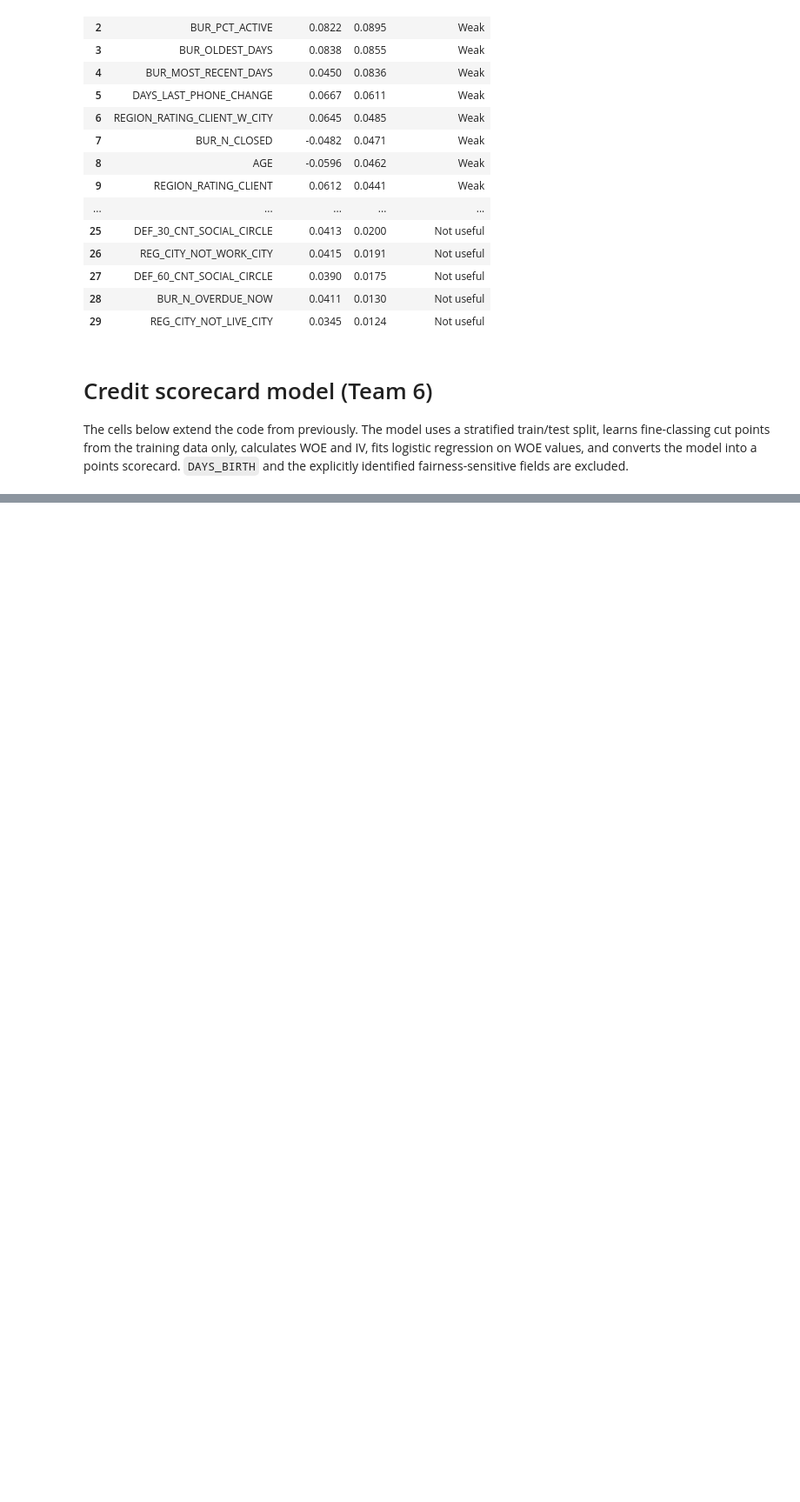
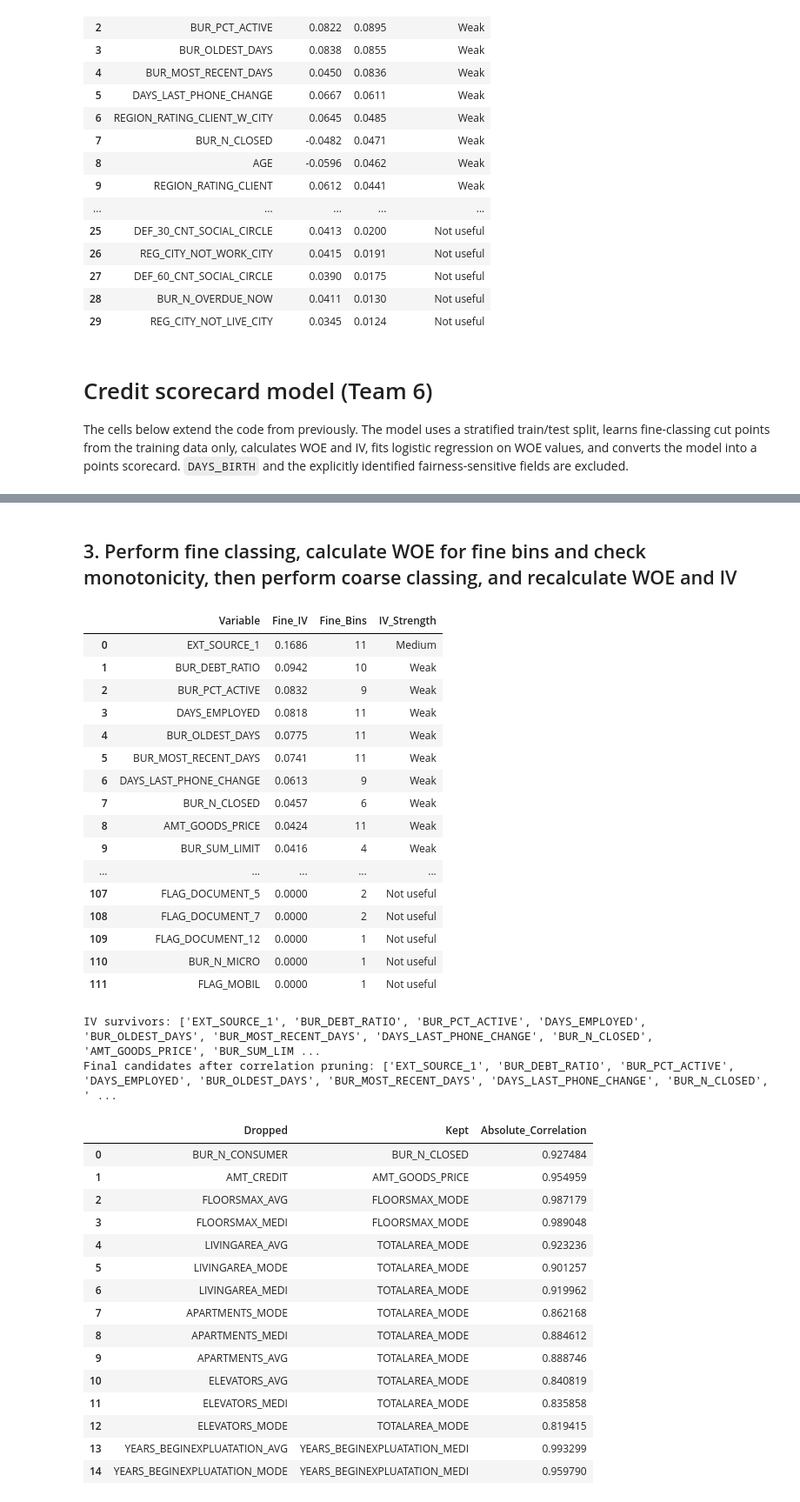
Before and after one commit to raykeat/fin-analytics-proj, a Jupyter notebook: is453_project.ipynb, the cells around one changed output, grey strips where cells are left out. Shown at 87% size. Saved outputs shown, nothing was run; the diff lists cells and outputs as text; code cells hidden in the pictures; blank space fills up the shorter version.

```diff
--- a/is453_project.ipynb
+++ b/is453_project.ipynb
@@ -471,0 +549,68 @@ lr = LogisticRegression(solver='liblinear', max_iter=1000, random_state=453)
+# %% [markdown]
+## 3. Perform fine classing, calculate WOE for fine bins and check monotonicity, then perform coarse classing, and recalculate WOE and IV
+# %%
+# Fine-bin IV screening on every candidate variable, using training data only.
+fine_models, fine_bins_train, fine_bins_test = {}, {}, {}
+fine_tables, fine_iv_rows = {}, []
+for feature in model_features:
+    fine_model = make_fine_model(train_df[feature], max_bins=10)
+    train_bins = assign_fine_bins(train_df[feature], fine_model)
+    test_bins = assign_fine_bins(test_df[feature], fine_model)
+    table = woe_table_from_bins(train_bins, train_df['TARGET'])
+    fine_models[feature] = fine_model
+    fine_bins_train[feature], fine_bins_test[feature] = train_bins, test_bins
+    fine_tables[feature] = table
+    fine_iv_rows.append({'Variable': feature, 'Fine_IV': table['iv'].sum(), 'Fine_Bins': len(table), 'IV_Strength': iv_strength(table['iv'].sum())})
+fine_iv_table = pd.DataFrame(fine_iv_rows).sort_values('Fine_IV', ascending=False).reset_index(drop=True)
+display(fine_iv_table.style.format({'Fine_IV': '{:.4f}'}))
+
+# Keep variables with at least weak IV, then remove highly correlated survivors.
+iv_survivors = fine_iv_table.loc[fine_iv_table['Fine_IV'] >= 0.02, 'Variable'].tolist()
+iv_lookup = fine_iv_table.set_index('Variable')['Fine_IV'].to_dict()
+train_corr = train_df[iv_survivors].corr().abs()
+final_candidates, correlation_drops = iv_survivors.copy(), []
+for i, left in enumerate(iv_survivors):
+    for right in iv_survivors[i+1:]:
+        if left in final_candidates and right in final_candidates and train_corr.loc[left, right] > 0.80:
+            drop = left if iv_lookup[left] < iv_lookup[right] else right
+            final_candidates.remove(drop)
+            correlation_drops.append({'Dropped': drop, 'Kept': right if drop == left else left, 'Absolute_Correlation': train_corr.loc[left, right]})
+print('IV survivors:', iv_survivors)
+print('Final candidates after correlation pruning:', final_candidates)
+if correlation_drops: display(pd.DataFrame(correlation_drops))
+# %% [output]
+|  | Variable | Fine_IV | Fine_Bins | IV_Strength |
+| 0 | EXT_SOURCE_1 | 0.1686 | 11 | Medium |
+| 1 | BUR_DEBT_RATIO | 0.0942 | 10 | Weak |
+| 2 | BUR_PCT_ACTIVE | 0.0832 | 9 | Weak |
+| 3 | DAYS_EMPLOYED | 0.0818 | 11 | Weak |
+| 4 | BUR_OLDEST_DAYS | 0.0775 | 11 | Weak |
+| 5 | BUR_MOST_RECENT_DAYS | 0.0741 | 11 | Weak |
+| 6 | DAYS_LAST_PHONE_CHANGE | 0.0613 | 9 | Weak |
+| 7 | BUR_N_CLOSED | 0.0457 | 6 | Weak |
+| 8 | AMT_GOODS_PRICE | 0.0424 | 11 | Weak |
+| 9 | BUR_SUM_LIMIT | 0.0416 | 4 | Weak |
+| ... | ... | ... | ... | ... |
+| 107 | FLAG_DOCUMENT_5 | 0.0000 | 2 | Not useful |
+| 108 | FLAG_DOCUMENT_7 | 0.0000 | 2 | Not useful |
+| 109 | FLAG_DOCUMENT_12 | 0.0000 | 1 | Not useful |
+| 110 | BUR_N_MICRO | 0.0000 | 1 | Not useful |
+| 111 | FLAG_MOBIL | 0.0000 | 1 | Not useful |
+IV survivors: ['EXT_SOURCE_1', 'BUR_DEBT_RATIO', 'BUR_PCT_ACTIVE', 'DAYS_EMPLOYED', 'BUR_OLDEST_DAYS', 'BUR_MOST_RECENT_DAYS', 'DAYS_LAST_PHONE_CHANGE', 'BUR_N_CLOSED', 'AMT_GOODS_PRICE', 'BUR_SUM_LIM ...
+Final candidates after correlation pruning: ['EXT_SOURCE_1', 'BUR_DEBT_RATIO', 'BUR_PCT_ACTIVE', 'DAYS_EMPLOYED', 'BUR_OLDEST_DAYS', 'BUR_MOST_RECENT_DAYS', 'DAYS_LAST_PHONE_CHANGE', 'BUR_N_CLOSED', ' ...
+|  | Dropped | Kept | Absolute_Correlation |
+| 0 | BUR_N_CONSUMER | BUR_N_CLOSED | 0.927484 |
+| 1 | AMT_CREDIT | AMT_GOODS_PRICE | 0.954959 |
+| 2 | FLOORSMAX_AVG | FLOORSMAX_MODE | 0.987179 |
+| 3 | FLOORSMAX_MEDI | FLOORSMAX_MODE | 0.989048 |
+| 4 | LIVINGAREA_AVG | TOTALAREA_MODE | 0.923236 |
+| 5 | LIVINGAREA_MODE | TOTALAREA_MODE | 0.901257 |
+| 6 | LIVINGAREA_MEDI | TOTALAREA_MODE | 0.919962 |
+| 7 | APARTMENTS_MODE | TOTALAREA_MODE | 0.862168 |
+| 8 | APARTMENTS_MEDI | TOTALAREA_MODE | 0.884612 |
+| 9 | APARTMENTS_AVG | TOTALAREA_MODE | 0.888746 |
+| 10 | ELEVATORS_AVG | TOTALAREA_MODE | 0.840819 |
+| 11 | ELEVATORS_MEDI | TOTALAREA_MODE | 0.835858 |
+| 12 | ELEVATORS_MODE | TOTALAREA_MODE | 0.819415 |
+| 13 | YEARS_BEGINEXPLUATATION_AVG | YEARS_BEGINEXPLUATATION_MEDI | 0.993299 |
+| 14 | YEARS_BEGINEXPLUATATION_MODE | YEARS_BEGINEXPLUATATION_MEDI | 0.959790 |
```
Also changed, not shown: parts of 20 cells of this notebook.
